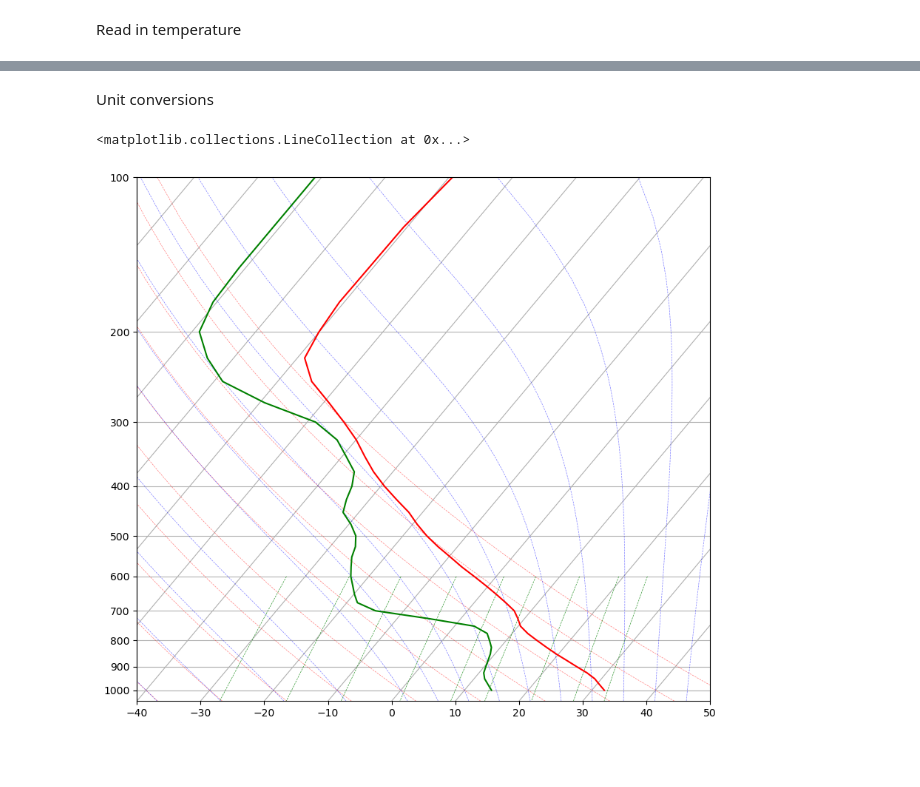
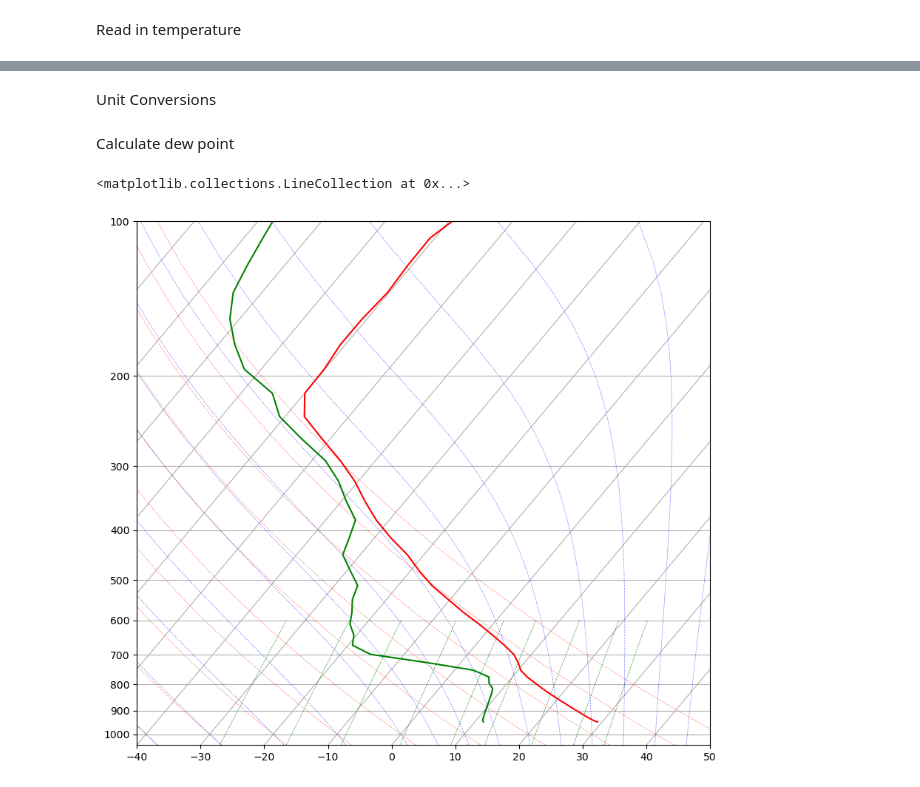
Before and after one commit to robbyfrost/plotting_ufs, a Jupyter notebook: plot_skewt.ipynb, the cells around one changed output, grey strips where cells are left out. Cells and saved outputs as stored; diff of their text form; code cells hidden in the pictures; blank space fills up the shorter version.

Commit message:
More efficient methods on skew-t plotting

```diff
--- a/plot_skewt.ipynb
+++ b/plot_skewt.ipynb
@@ -127,2 +113,2 @@ Finished reading in Dew point temperature
 # %% [markdown]
-Unit conversions
+Unit Conversions
@@ -134,16 +115,48 @@ for i in range(pres.size):
+# %%
+# convert to celsius
+Th = Th - 273.15
+Tr = Tr - 273.15
+# convert to hectopascals
+ph = ph / 100
+pr = pr / 100
+# %% [markdown]
+Calculate dew point
+# %%
+# empty arrays for calculated variables
+Esh = np.empty(mn_t.size)
+Esr = np.empty(mn_t.size)
+Eh = np.empty(mn_t.size)
+Er = np.empty(mn_t.size)
+Tdh = np.empty(mn_t.size)
+Tdr = np.empty(mn_t.size)
+
+# calculate saturation vapor pressure for hrrr
+Esh = (6.112 * np.exp(17.67 * Th)) / (Th + 243.5)
+# calculate saturation vapor pressure for rap
+Esr = (6.112 * np.exp(17.67 * Tr)) / (Tr + 243.5)
+
+# calculate vapor pressure for hrrr
+Eh = (qh * ph) / (0.622 + 0.378 * qh)
+# calculate vapor pressure for rap
+Er = (qr * pr) / (0.622 + 0.378 * qr)
+
+# calculate dew point for hrrr
+Tdh = (243.5 * np.log(Eh / 6.112)) / (17.67 - np.log(Eh / 6.112))
+# calculate dew point for rap
+Tdr = (243.5 * np.log(Er / 6.112)) / (17.67 - np.log(Er / 6.112))
 # %%
 fig = plt.figure(figsize=(10,10))
 
 skew = plots.SkewT(fig, rotation=40)
 
-skew.plot(pres, Th_all, 'red')
-skew.plot(pres, Tdh_all, 'green')
+skew.plot(ph, Th, 'red')
+skew.plot(ph, Tdh, 'green')
 skew.plot_dry_adiabats(lw=0.5)
 skew.plot_moist_adiabats(lw=0.5)
 skew.plot_mixing_lines(lw=0.5)
 # %% [output]
 <matplotlib.collections.LineCollection at 0x...>
-[figure, old version]
+[figure, new version]
 # %%
 fig, ax = plt.subplots()
 
```
Also changed, not shown: parts of 6 cells of this notebook, 1 other file.
